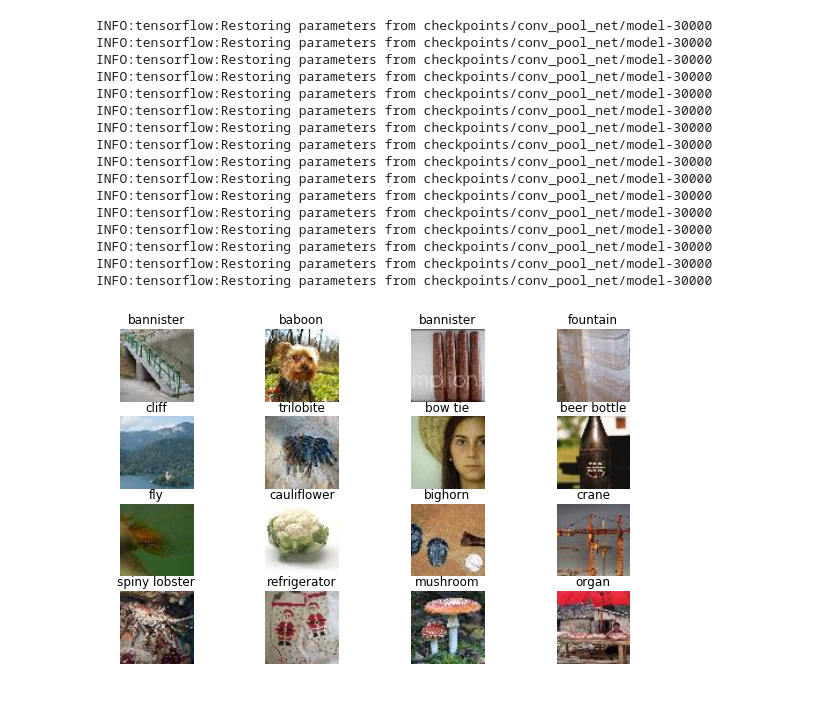
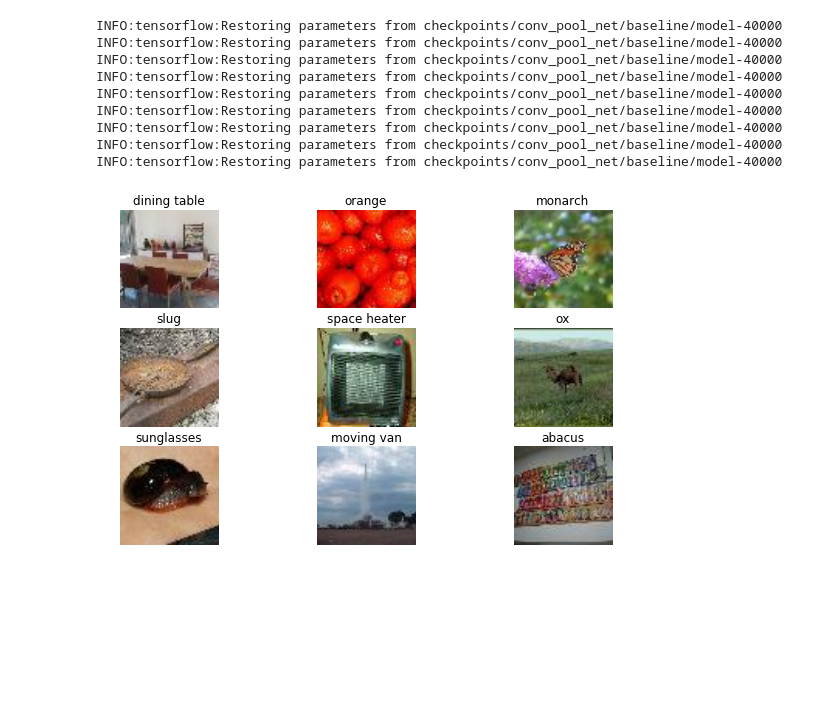
Before and after one commit to pat-coady/tiny_imagenet, a Jupyter notebook: src/predict.ipynb, the cells around one changed output. Cells and saved outputs as stored; diff of their text form; code cells hidden in the pictures; blank space fills up the shorter version.

```diff
--- a/src/predict.ipynb
+++ b/src/predict.ipynb
@@ -18,6 +18,7 @@ class TrainConfig(object):
     dropout_keep_prob = 0.5
     model_name = 'conv_pool_net'
     model = staticmethod(globals()[model_name])
+    config_name = 'baseline'
 # %%
 def predict(filename, config):
     """Load most recent checkpoint and make prediction"""
@@ -25,15 +26,16 @@ def predict(filename, config):
         file = tf.read_file(filename)
 
         img = tf.image.decode_jpeg(file, channels=3)
-        img = tf.image.per_image_standardization(img)
-        img = tf.reshape(img, shape=(1, 64, 64, 3))
+        img = tf.image.crop_to_bounding_box(img, 4, 4, 56, 56)
+        img = tf.reshape(img, shape=(1, 56, 56, 3))
+        img = tf.cast(img, tf.float32)
+        img = (img - 128.0) / 128.0
         logits = config.model(img, config)
         top_k = tf.nn.top_k(logits, k=5, sorted=True)
         saver = tf.train.Saver()
         with tf.Session() as sess:
-            saver.restore(sess, tf.train.latest_checkpoint('checkpoints/' +
-                                                         config.model_name))
-#             saver.restore(sess, 'checkpoints/' + config.model_name + '/model-6000')
+            path = 'checkpoints/' + config.model_name + '/' + config.config_name
+            saver.restore(sess, tf.train.latest_checkpoint(path))
             top_vals, top_idx = sess.run(top_k)
 
     return top_idx
@@ -43,31 +45,24 @@ for i in range(len(class_description)):
     class_description[i] = class_description[i].split(',')[0]
 # %%
 filenames = glob.glob('../tiny-imagenet-200/test/images/*.JPEG')
-pick_16 = random.sample(filenames, 16)
+pick_9 = random.sample(filenames, 9)
 config = TrainConfig()
-for idx, filename in enumerate(pick_16):
-    plt.subplot(4, 4, idx+1)
+for idx, filename in enumerate(pick_9):
+    plt.subplot(3, 3, idx+1)
     img = scipy.ndimage.imread(filename)
     plt.imshow(img)
     plt.axis('off')
     pred_idx = predict(filename, config)
     plt.title(class_description[pred_idx[0][0]])
 plt.show()
 # %% [output]
-INFO:tensorflow:Restoring parameters from checkpoints/conv_pool_net/model-30000
-INFO:tensorflow:Restoring parameters from checkpoints/conv_pool_net/model-30000
-INFO:tensorflow:Restoring parameters from checkpoints/conv_pool_net/model-30000
-INFO:tensorflow:Restoring parameters from checkpoints/conv_pool_net/model-30000
-INFO:tensorflow:Restoring parameters from checkpoints/conv_pool_net/model-30000
-INFO:tensorflow:Restoring parameters from checkpoints/conv_pool_net/model-30000
-INFO:tensorflow:Restoring parameters from checkpoints/conv_pool_net/model-30000
-INFO:tensorflow:Restoring parameters from checkpoints/conv_pool_net/model-30000
-INFO:tensorflow:Restoring parameters from checkpoints/conv_pool_net/model-30000
-INFO:tensorflow:Restoring parameters from checkpoints/conv_pool_net/model-30000
-INFO:tensorflow:Restoring parameters from checkpoints/conv_pool_net/model-30000
-INFO:tensorflow:Restoring parameters from checkpoints/conv_pool_net/model-30000
-INFO:tensorflow:Restoring parameters from checkpoints/conv_pool_net/model-30000
-INFO:tensorflow:Restoring parameters from checkpoints/conv_pool_net/model-30000
-INFO:tensorflow:Restoring parameters from checkpoints/conv_pool_net/model-30000
-INFO:tensorflow:Restoring parameters from checkpoints/conv_pool_net/model-30000
+INFO:tensorflow:Restoring parameters from checkpoints/conv_pool_net/baseline/model-40000
+INFO:tensorflow:Restoring parameters from checkpoints/conv_pool_net/baseline/model-40000
+INFO:tensorflow:Restoring parameters from checkpoints/conv_pool_net/baseline/model-40000
+INFO:tensorflow:Restoring parameters from checkpoints/conv_pool_net/baseline/model-40000
+INFO:tensorflow:Restoring parameters from checkpoints/conv_pool_net/baseline/model-40000
+INFO:tensorflow:Restoring parameters from checkpoints/conv_pool_net/baseline/model-40000
+INFO:tensorflow:Restoring parameters from checkpoints/conv_pool_net/baseline/model-40000
+INFO:tensorflow:Restoring parameters from checkpoints/conv_pool_net/baseline/model-40000
+INFO:tensorflow:Restoring parameters from checkpoints/conv_pool_net/baseline/model-40000
-[figure, old version]
+[figure, new version]
```
